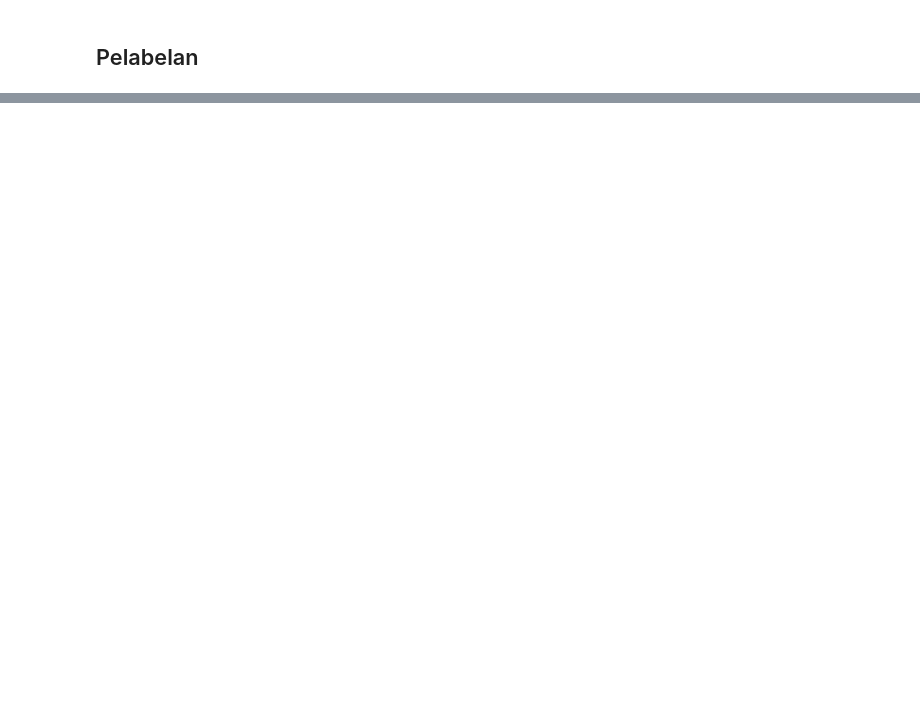
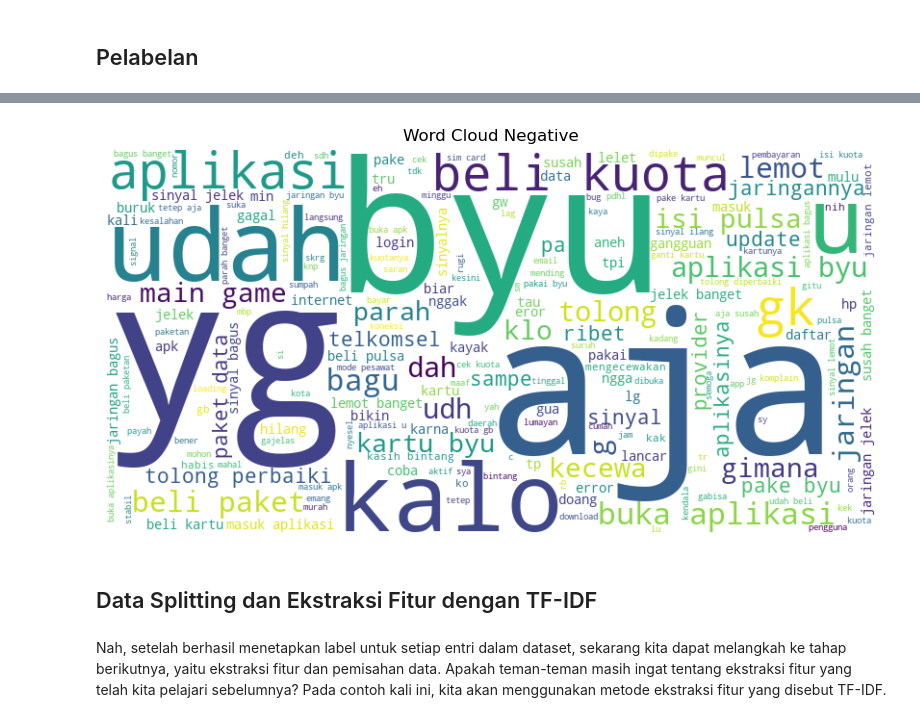
Before and after one commit to TurmaeUrsorum/repo_dicoding, a Jupyter notebook: 4. Belajar Fundamental Deep Learning/4. Natural Language Processing/NLP.ipynb, the cells around one changed output, grey strips where cells are left out. Cells and saved outputs as stored; diff of their text form; code cells hidden in the pictures; blank space fills up the shorter version.

```diff
--- a/4. Belajar Fundamental Deep Learning/4. Natural Language Processing/NLP.ipynb
+++ b/4. Belajar Fundamental Deep Learning/4. Natural Language Processing/NLP.ipynb
@@ -909,0 +1041,16 @@ clean_df.head()
+# %%
+# Buat word cloud
+wc = WordCloud(width=800, height=400, background_color="white").generate(clean_df[clean_df['polarity'] == 'negative']['text_akhir'].str.cat(sep=' '))
+
+# Tampilkan
+plt.figure(figsize=(10, 5))
+plt.imshow(wc, interpolation="bilinear")
+plt.axis("off")
+plt.title("Word Cloud Negative")
+plt.show()
+# %% [output]
+[figure, added]
+# %% [markdown]
+## Data Splitting dan Ekstraksi Fitur dengan TF-IDF
+# %% [markdown]
+Nah, setelah berhasil menetapkan label untuk setiap entri dalam dataset, sekarang kita dapat melangkah ke tahap berikutnya, yaitu ekstraksi fitur dan pemisahan data. Apakah teman-teman masih ingat tentang ekstraksi fitur yang telah kita pelajari sebelumnya? Pada contoh kali ini, kita akan menggunakan metode ekstraksi fitur yang disebut TF-IDF.
```
Also changed, not shown: parts of 24 cells of this notebook.
